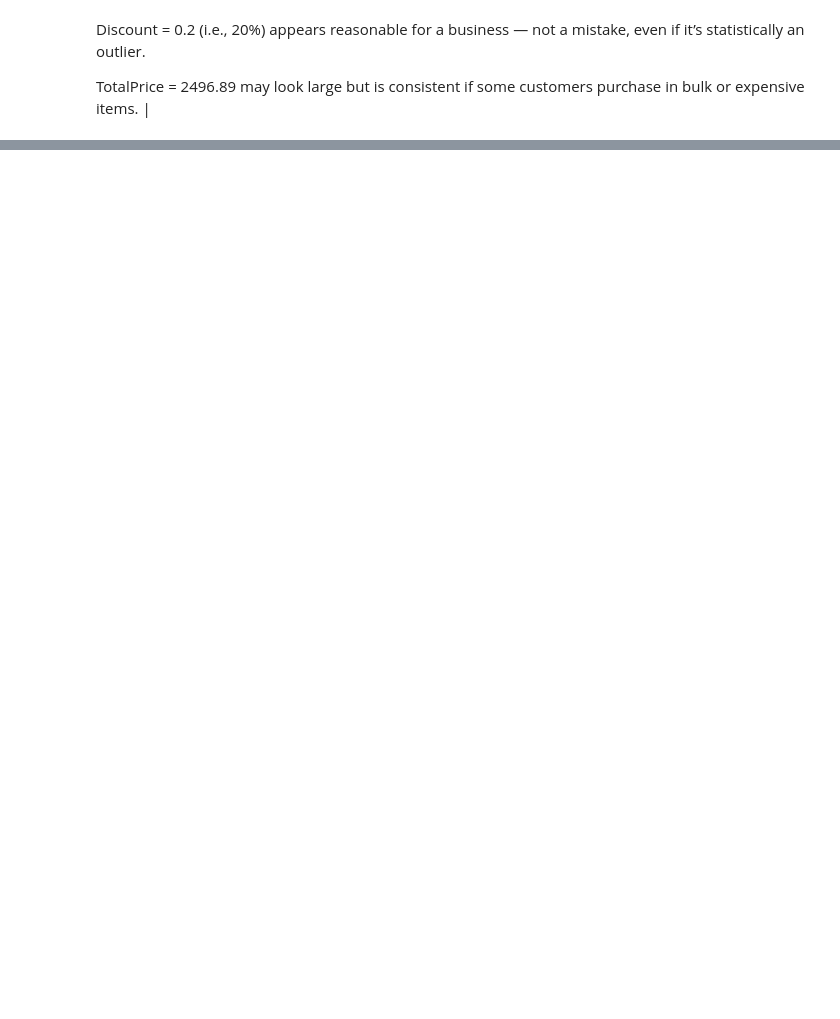
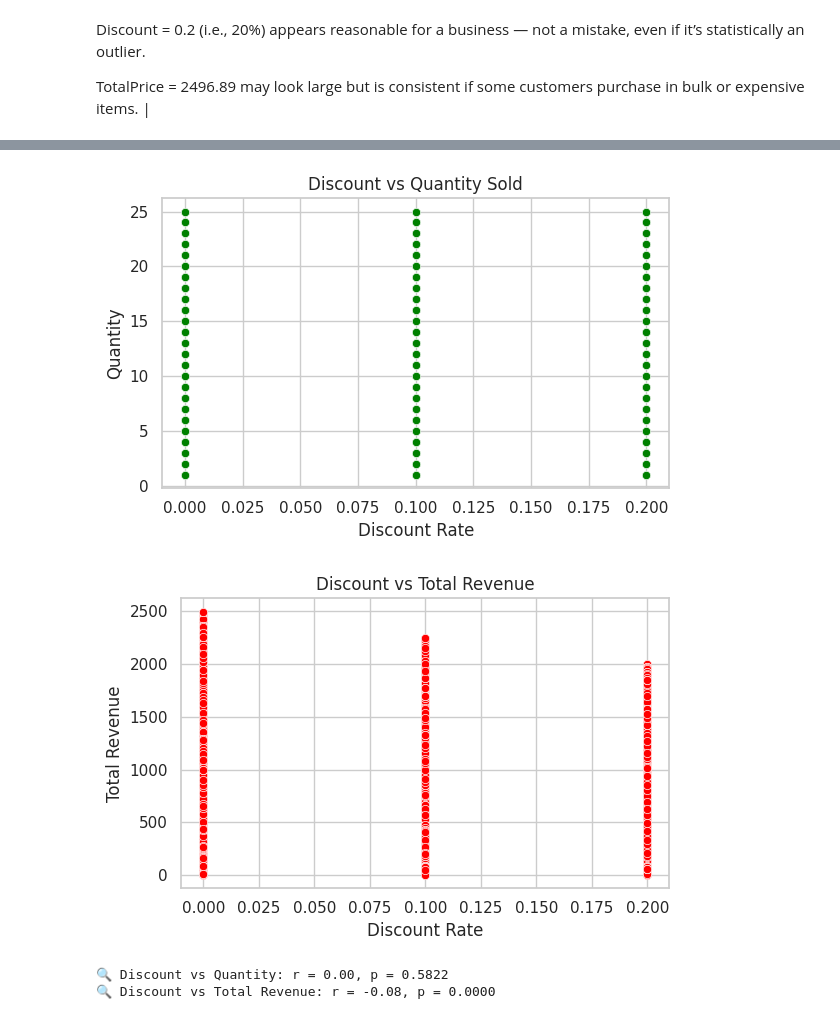
Before and after one commit to nithin790/-Press-Information-Bureau-Selenium-Script-, a Jupyter notebook: Untitled10.ipynb, the cells around one changed output, grey strips where cells are left out. Saved outputs shown, nothing was run; the diff lists cells and outputs as text; code cells hidden in the pictures; blank space fills up the shorter version.

```diff
--- a/Untitled10.ipynb
+++ b/Untitled10.ipynb
@@ -999,0 +1254,34 @@ TotalPrice = 2496.89 may look large but is consistent if some customers purchase
+# %%
+from scipy.stats import pearsonr
+
+# Scatter: Discount vs Quantity
+plt.figure(figsize=(6, 4))
+sns.scatterplot(data=merged_df, x='Discount', y='Quantity', color='green')
+plt.title('Discount vs Quantity Sold')
+plt.xlabel('Discount Rate')
+plt.ylabel('Quantity')
+plt.tight_layout()
+plt.show()
+
+# Correlation 1: Discount vs Quantity
+corr_q, pval_q = pearsonr(merged_df['Discount'], merged_df['Quantity'])
+
+# Scatter: Discount vs Total Revenue
+plt.figure(figsize=(6, 4))
+sns.scatterplot(data=merged_df, x='Discount', y='TotalRevenue', color='red')
+plt.title('Discount vs Total Revenue')
+plt.xlabel('Discount Rate')
+plt.ylabel('Total Revenue')
+plt.tight_layout()
+plt.show()
+
+# Correlation 2: Discount vs Total Revenue
+corr_r, pval_r = pearsonr(merged_df['Discount'], merged_df['TotalRevenue'])
+
+print(f"🔍 Discount vs Quantity: r = {corr_q:.2f}, p = {pval_q:.4f}")
+print(f"🔍 Discount vs Total Revenue: r = {corr_r:.2f}, p = {pval_r:.4f}")
+# %% [output]
+[figure, added]
+[figure, added]
+🔍 Discount vs Quantity: r = 0.00, p = 0.5822
+🔍 Discount vs Total Revenue: r = -0.08, p = 0.0000
```
Also changed, not shown: parts of 46 cells of this notebook.
